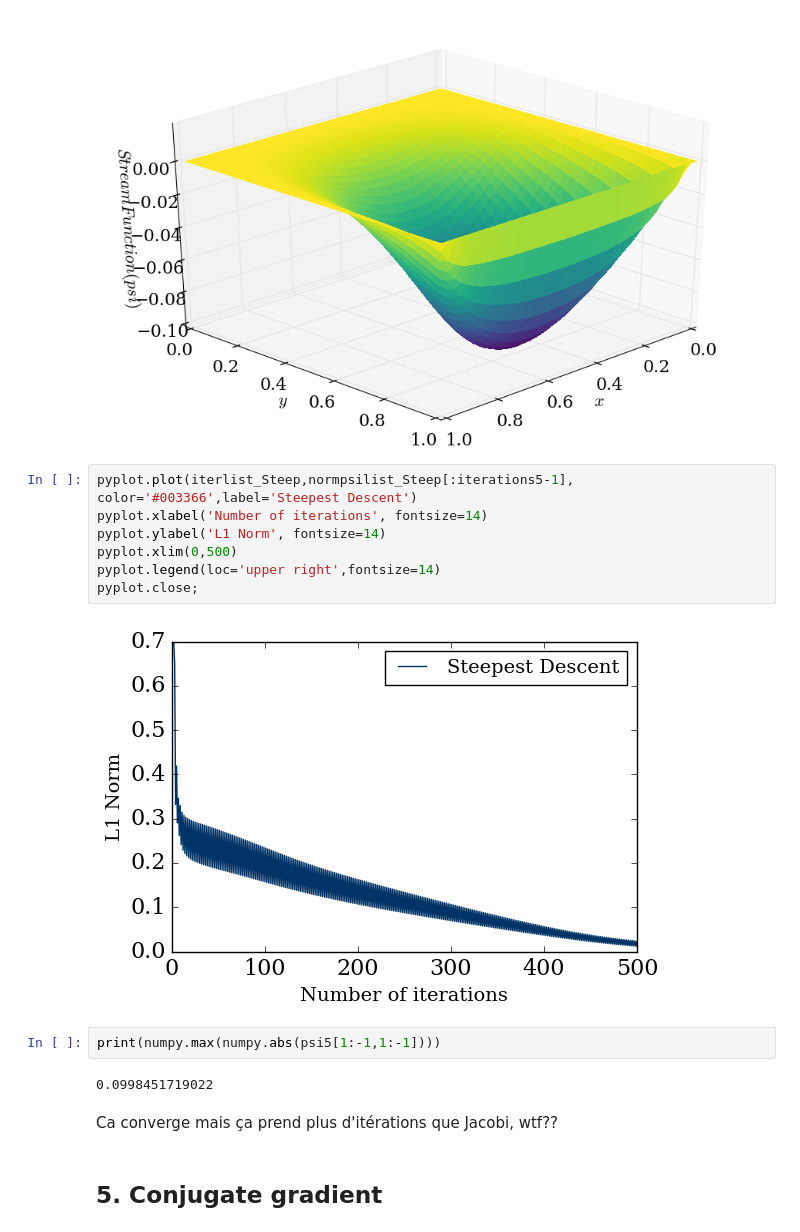
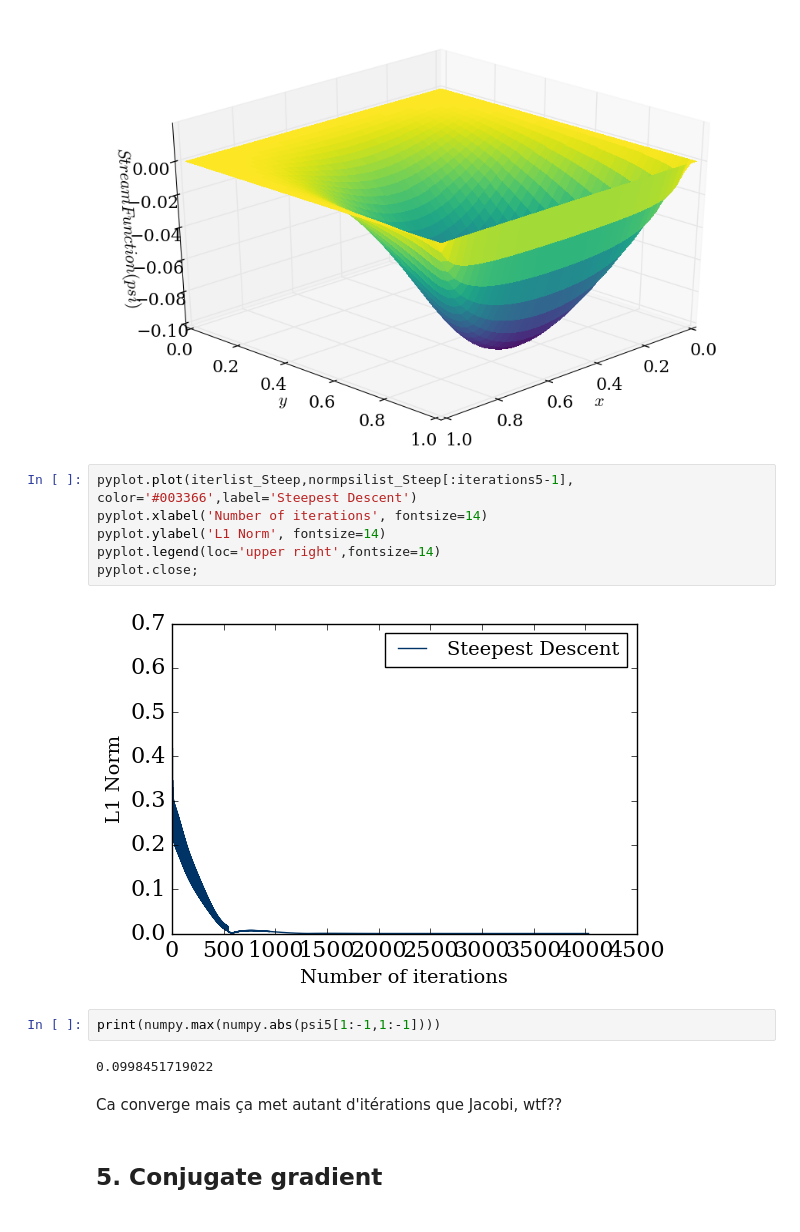
Before and after one commit to be-rays/Module5-StokesFlow, a Jupyter notebook: StokesFlow (1).ipynb, the cells around one changed output. Saved outputs shown, nothing was run; the diff lists cells and outputs as text.

```diff
--- a/StokesFlow (1).ipynb
+++ b/StokesFlow (1).ipynb
@@ -700,18 +700,17 @@ plot_3D(x5,y5,psi5)
 # %%
 pyplot.plot(iterlist_Steep,normpsilist_Steep[:iterations5-1], color='#003366',label='Steepest Descent')
 pyplot.xlabel('Number of iterations', fontsize=14)
 pyplot.ylabel('L1 Norm', fontsize=14)
-pyplot.xlim(0,500)
 pyplot.legend(loc='upper right',fontsize=14)
 pyplot.close;
 # %% [output]
-[figure, old version]
+[figure, new version]
 # %%
 print(numpy.max(numpy.abs(psi5[1:-1,1:-1])))
 # %% [output]
 0.0998451719022
 # %% [markdown]
-Ca converge mais ça prend plus d'itérations que Jacobi, wtf??
+Ca converge mais ça met autant d'itérations que Jacobi, wtf??
 # %% [markdown]
 ## 5. Conjugate gradient
 # %%
```
Also changed, not shown: parts of 7 cells of this notebook.
